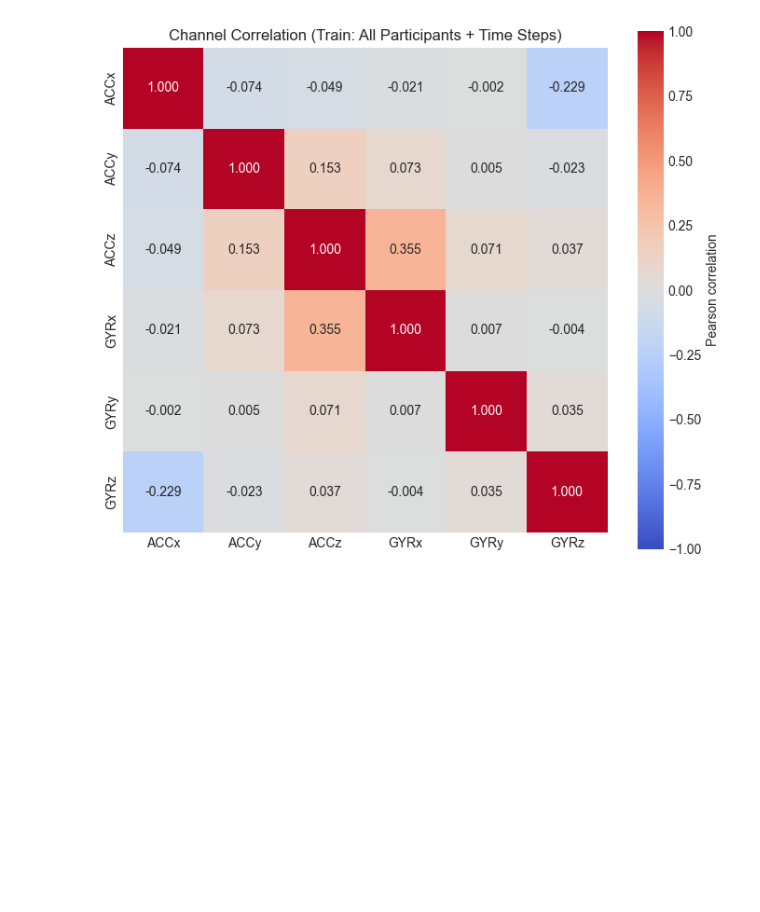
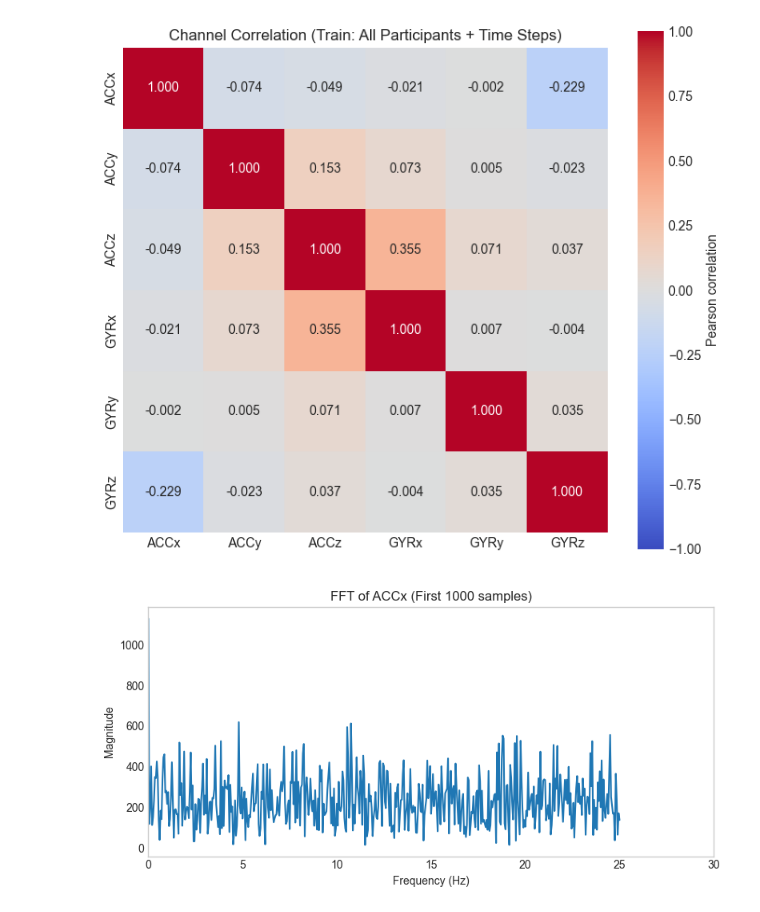
Before and after one commit to ponderingpenguins/applied-machine-learning, a Jupyter notebook: gait_classification/notebooks/prelim_data_look.ipynb, the cells around one changed output. Drawn from its saved outputs; the diff is of its cells as text; code cells hidden in the pictures; blank space fills up the shorter version.

```diff
--- a/gait_classification/notebooks/prelim_data_look.ipynb
+++ b/gait_classification/notebooks/prelim_data_look.ipynb
@@ -160,3 +161,23 @@ Channel table shape (flattened): (4237312, 6)
 | GYRy | -0.002195 | 0.005148 | 0.071218 | 0.006929 | 1.000000 | 0.034754 |
 | GYRz | -0.229118 | -0.022578 | 0.037269 | -0.004377 | 0.034754 | 1.000000 |
 [figure]
+# %%
+# FT analysis of the first 1000 samples for the first channel (ACCx)
+from scipy.fft import rfft, rfftfreq
+channel_data = signals["ACCx"][:1000, 0]  # First 1000 samples of ACCx
+N = len(channel_data)
+yf = rfft(channel_data)
+xf = rfftfreq(N, d=1/50)  # Because sampling rate is 50 Hz
+plt.figure(figsize=(8, 4))
+plt.plot(xf, np.abs(yf))
+plt.title("FFT of ACCx (First 1000 samples)")
+plt.xlabel("Frequency (Hz)")
+plt.ylabel("Magnitude")
+plt.xlim(0, 30)  # Focus on frequencies up to 30 Hz
+plt.grid()
+plt.tight_layout()
+plt.show()
+
+# From the image we see a strong DC component at 0 HZ, but no obvious peaks at higher frequencies.
+# %% [output]
+[figure, added]
```
Also changed, not shown: parts of 8 cells of this notebook, 16 other files.
